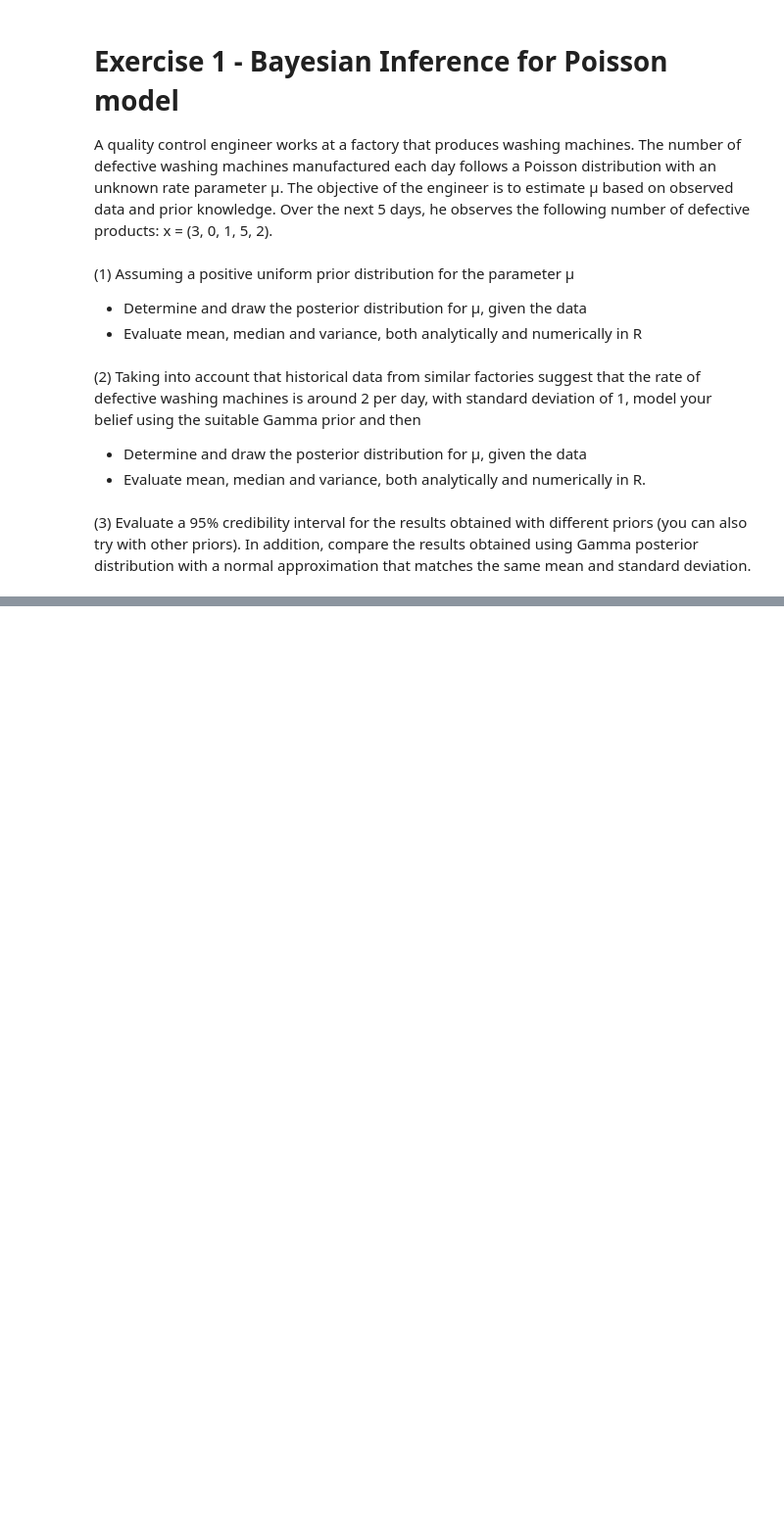
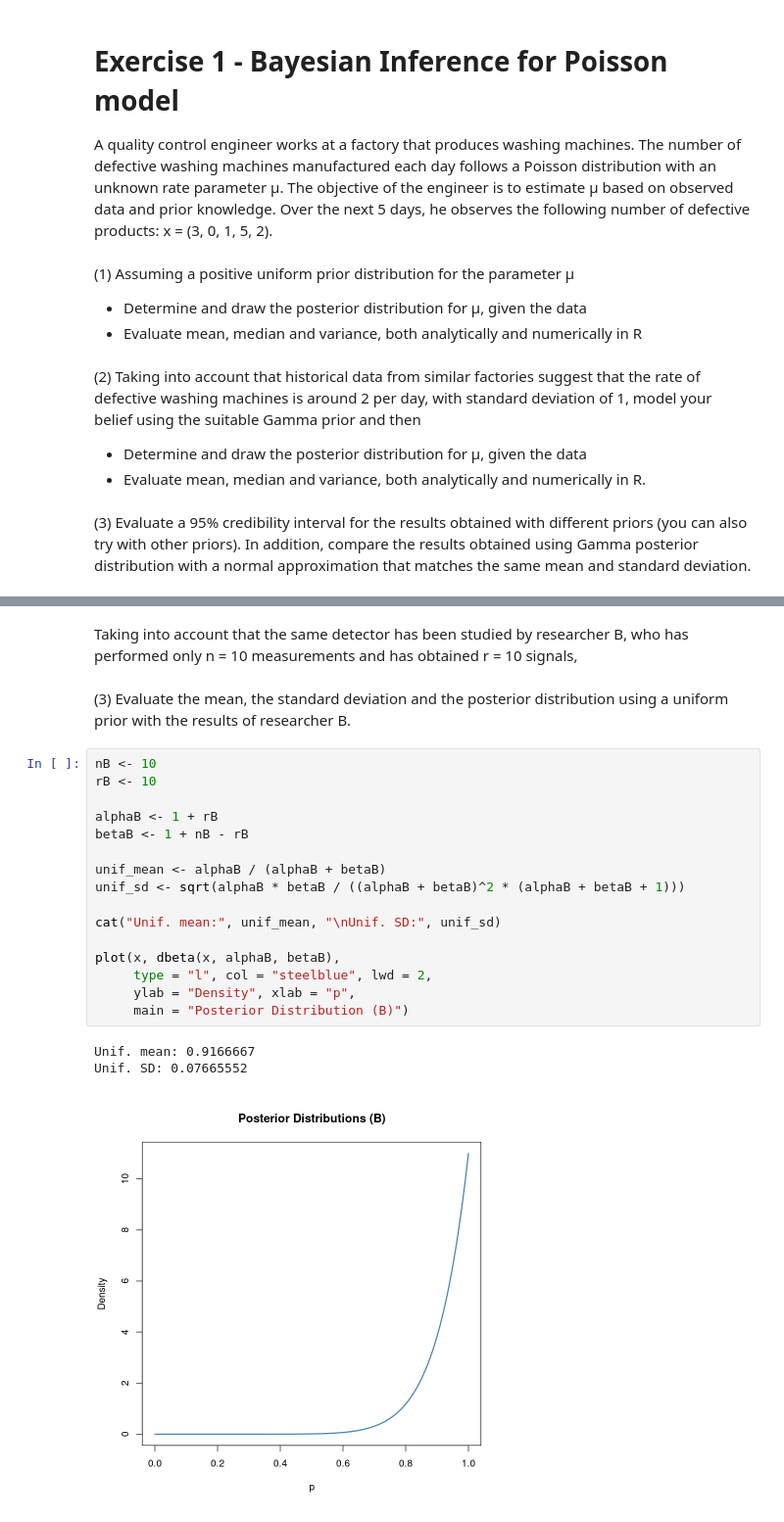
Before and after one commit to AlbertoCasellato/AdvancedStatistics, a Jupyter notebook: Ex3/AlbertoCasellato_Lab3.ipynb, the cells around one changed output, grey strips where cells are left out. Shown at 98% size. Cells and saved outputs as stored; diff of their text form; blank space fills up the shorter version.

```diff
--- a/Ex3/AlbertoCasellato_Lab3.ipynb
+++ b/Ex3/AlbertoCasellato_Lab3.ipynb
@@ -15,0 +66,24 @@ Over the next 5 days, he observes the following number of defective products: x
+# %% [markdown]
+Taking into account that the same detector has been studied by researcher B, who has performed only n = 10 measurements and has obtained r = 10 signals,
+# %% [markdown]
+(3) Evaluate the mean, the standard deviation and the posterior distribution using a uniform prior with the results of researcher B.
+# %%
+nB <- 10
+rB <- 10
+
+alphaB <- 1 + rB
+betaB <- 1 + nB - rB
+
+unif_mean <- alphaB / (alphaB + betaB)
+unif_sd <- sqrt(alphaB * betaB / ((alphaB + betaB)^2 * (alphaB + betaB + 1)))
+
+cat("Unif. mean:", unif_mean, "\nUnif. SD:", unif_sd)
+
+plot(x, dbeta(x, alphaB, betaB),
+     type = "l", col = "steelblue", lwd = 2,
+     ylab = "Density", xlab = "p",
+     main = "Posterior Distribution (B)")
+# %% [output]
+Unif. mean: 0.9166667
+Unif. SD: 0.07665552
+[figure, added]
```
Also changed, not shown: parts of 11 cells of this notebook.
